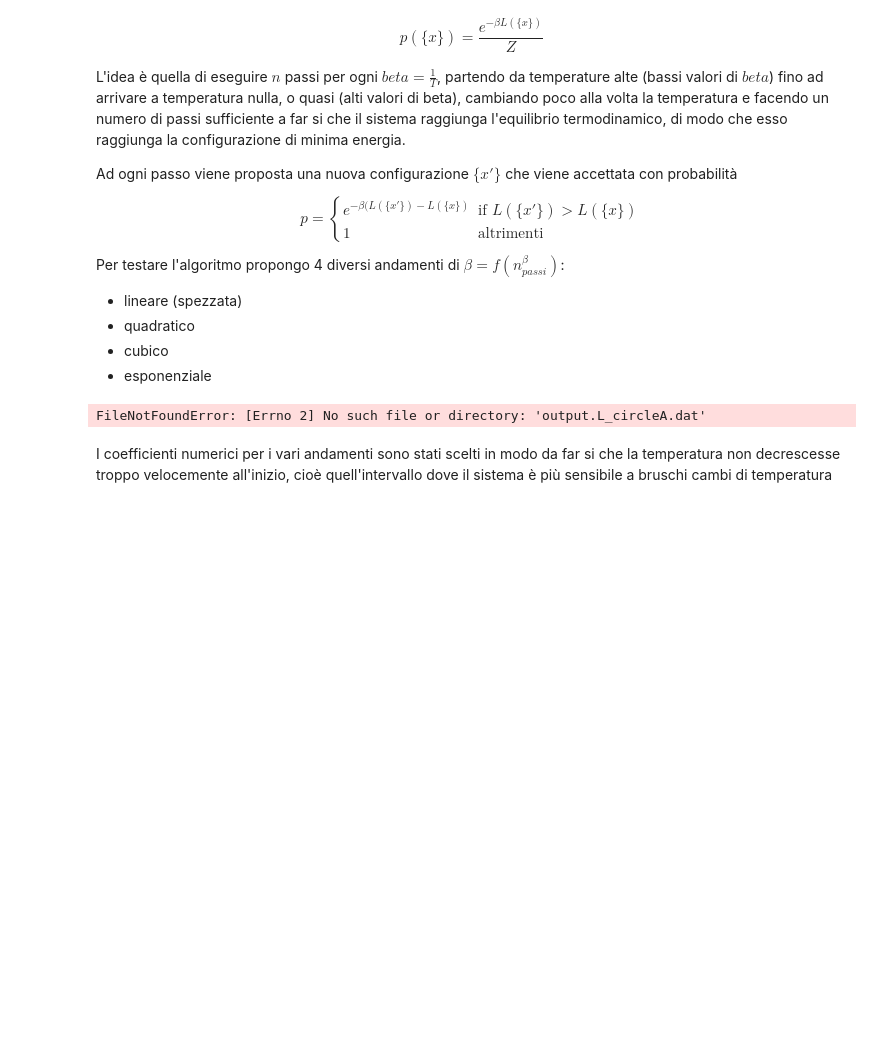
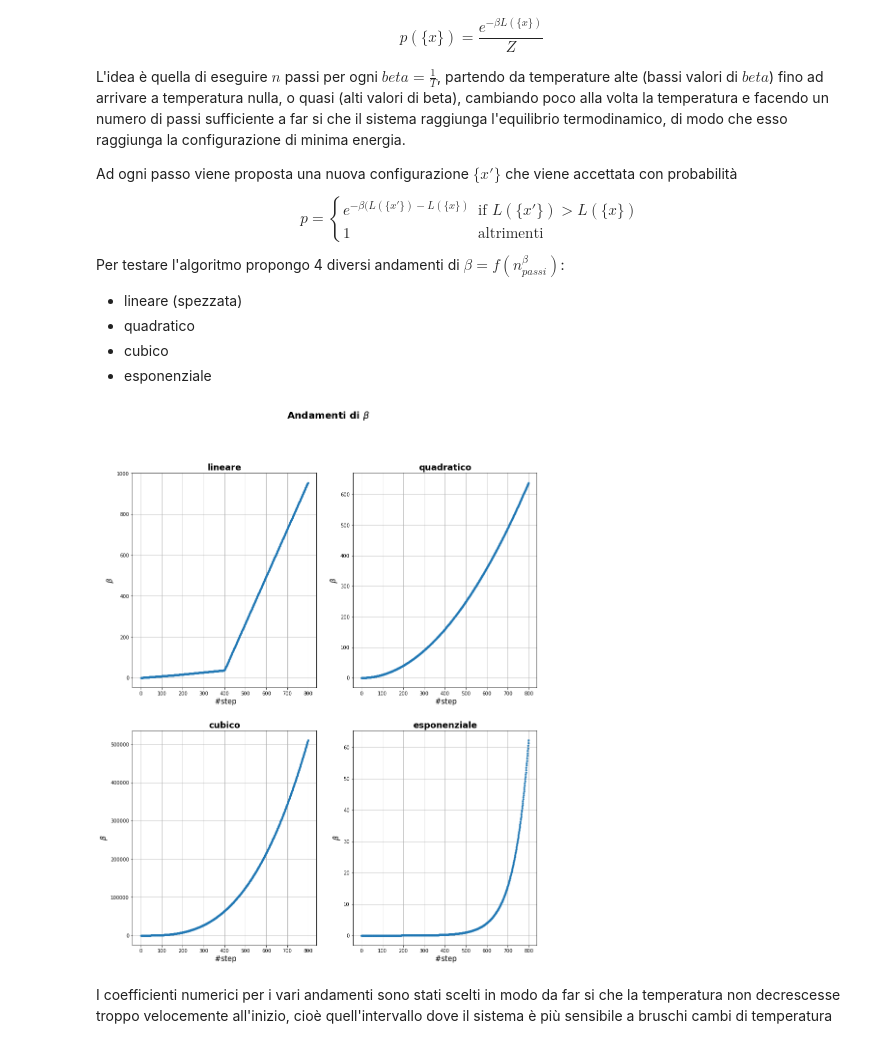
Before and after one commit to brunostega/Lab_Sim_Numerica, a Jupyter notebook: lab10/lab10.ipynb, the cells around one changed output. Saved outputs shown, nothing was run; the diff lists cells and outputs as text; code cells hidden in the pictures; blank space fills up the shorter version.

```diff
--- a/lab10/lab10.ipynb
+++ b/lab10/lab10.ipynb
@@ -23,41 +23,48 @@ Per testare l'algoritmo propongo 4 diversi andamenti di $\beta=f(n^{\beta}_{pass
 - cubico
 - esponenziale
 # %%
-file=open('output.L_circleA.dat')
+import matplotlib
+import matplotlib.pyplot as plt
+import numpy as np
+import math
+import scipy.optimize as opt
+from mpl_toolkits.mplot3d import Axes3D
+
+file=open('output/output.L_circleA.dat')
 beta_A, step_A, L_A=np.loadtxt(file, delimiter=",", usecols=[0,1, 2], unpack=True)
-file=open('output.L_circleB.dat')
+file=open('output/output.L_circleB.dat')
 beta_B, step_B, L_B=np.loadtxt(file, delimiter=",", usecols=[0,1, 2], unpack=True)
-file=open('output.L_circleC.dat')
+file=open('output/output.L_circleC.dat')
 beta_C, step_C, L_C=np.loadtxt(file, delimiter=",", usecols=[0,1, 2], unpack=True)
-file=open('output.L_circleD.dat')
+file=open('output/output.L_circleD.dat')
 beta_D, step_D, L_D=np.loadtxt(file, delimiter=",", usecols=[0,1, 2], unpack=True)
 
 
 steps=[step_A,step_B,step_C,step_D]
 betas=[beta_A,beta_B,beta_C,beta_D]
 titles=['lineare', 'quadratico', 'cubico', 'esponenziale']
 
 fig, axes=plt.subplots(2, 2, figsize=(15,18))
 plt.suptitle(r"Andamenti di $\beta$", fontsize=20, fontweight='bold')
 k=0
 for i in range(2):
     for j in range(2):
         ax=axes[i][j]
         k
         ax.plot(steps[k],betas[k], '.--')
         ax.set_title(titles[k], fontsize=18, fontweight='bold')
         ax.set_ylabel(r"$\beta$",fontsize=15)
         ax.set_xlabel(r" #step",fontsize=15)
         ax.grid(True)
         k+=1
 
 
 
 #ax[2].plot(step_B,beta_B, '.--', label="quadratic")
 #ax[2].plot(step_C,beta_C, '.--', label="cubic")
 #ax[2].plot(step_D,beta_D, '.--', label="exponential")
 # %% [output]
-FileNotFoundError: [Errno 2] No such file or directory: 'output.L_circleA.dat'
+[figure, added]
 # %% [markdown]
 I coefficienti numerici per i vari andamenti sono stati scelti in modo da far si che la temperatura non decrescesse troppo velocemente all'inizio, cioè quell'intervallo dove il sistema è più sensibile a bruschi cambi di temperatura
 # %% [markdown]
```
Also changed, not shown: parts of 1 cell of this notebook.
